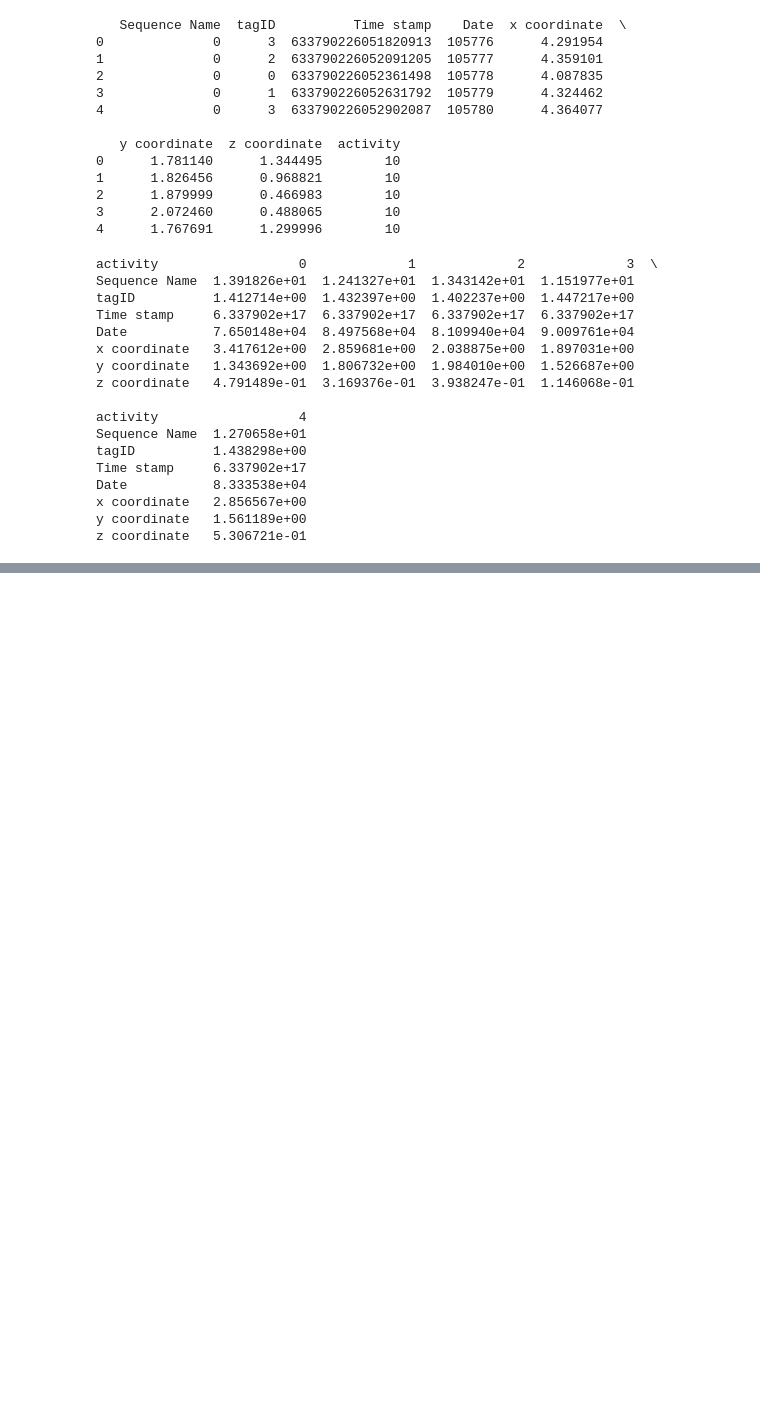
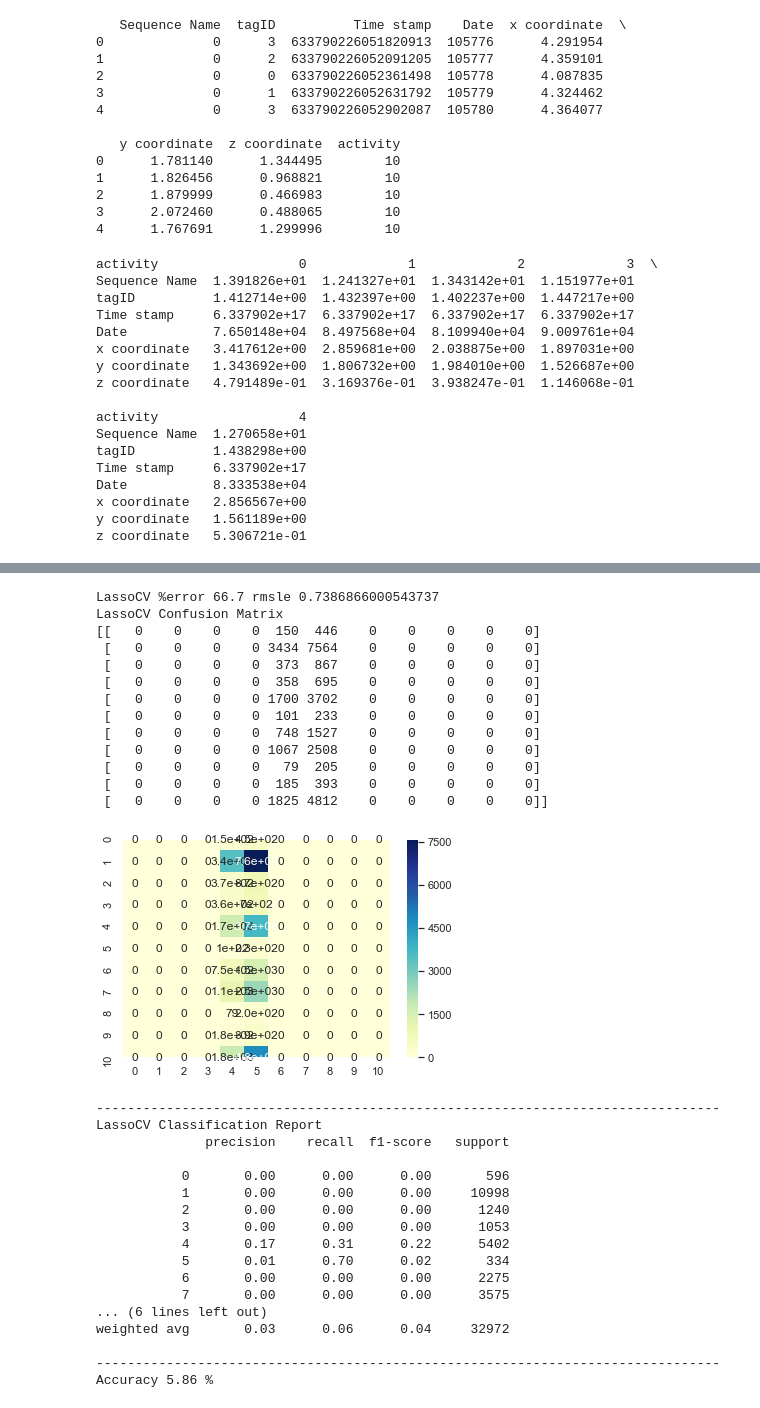
Before and after one commit to aayush17125/Posture-Reconstruction, a Jupyter notebook: Project.ipynb, the cells around one changed output, grey strips where cells are left out. Cells and saved outputs as stored; diff of their text form; code cells hidden in the pictures; blank space fills up the shorter version.

```diff
--- a/Project.ipynb
+++ b/Project.ipynb
@@ -503,0 +566,61 @@ ax = sns.heatmap(X_train)
+# %%
+# LassoCV
+name = "LassoCV"
+clf = LassoCV()
+correct = 0
+regr=clf.fit(X_train,y_train)
+
+print(name,'%error',procenterror(regr.predict(X_test),y_test),'rmsle',rmsle(regr.predict(X_test),y_test))
+
+# Confusion Matrix
+print(name,'Confusion Matrix')
+conf=confusion_matrix(y_test, np.round(regr.predict(X_test) ) )
+print(conf)
+label=np.sort( y_test.unique() )
+sns.heatmap(conf, annot=True, xticklabels=label, yticklabels=label, cmap="YlGnBu")
+plt.show()
+
+print('--'*40)
+
+# Classification Report
+print(name,'Classification Report')
+classif=classification_report(y_test,np.round( regr.predict(X_test) ) )
+print(classif)
+
+
+# Accuracy
+print('--'*40)
+logreg_accuracy = round(accuracy_score(y_test, np.round( regr.predict(X_test) ) ) * 100,2)
+print('Accuracy', logreg_accuracy,'%')
+# %% [output]
+LassoCV %error 66.7 rmsle 0.7386866000543737
+LassoCV Confusion Matrix
+[[   0    0    0    0  150  446    0    0    0    0    0]
+ [   0    0    0    0 3434 7564    0    0    0    0    0]
+ [   0    0    0    0  373  867    0    0    0    0    0]
+ [   0    0    0    0  358  695    0    0    0    0    0]
+ [   0    0    0    0 1700 3702    0    0    0    0    0]
+ [   0    0    0    0  101  233    0    0    0    0    0]
+ [   0    0    0    0  748 1527    0    0    0    0    0]
+ [   0    0    0    0 1067 2508    0    0    0    0    0]
+ [   0    0    0    0   79  205    0    0    0    0    0]
+ [   0    0    0    0  185  393    0    0    0    0    0]
+ [   0    0    0    0 1825 4812    0    0    0    0    0]]
+[figure, added]
+--------------------------------------------------------------------------------
+LassoCV Classification Report
+              precision    recall  f1-score   support
+
+           0       0.00      0.00      0.00       596
+           1       0.00      0.00      0.00     10998
+           2       0.00      0.00      0.00      1240
+           3       0.00      0.00      0.00      1053
+           4       0.17      0.31      0.22      5402
+           5       0.01      0.70      0.02       334
+           6       0.00      0.00      0.00      2275
+           7       0.00      0.00      0.00      3575
+... (6 lines left out)
+weighted avg       0.03      0.06      0.04     32972
+
+--------------------------------------------------------------------------------
+Accuracy 5.86 %
```
Also changed, not shown: parts of 11 cells of this notebook, 1 other file.
